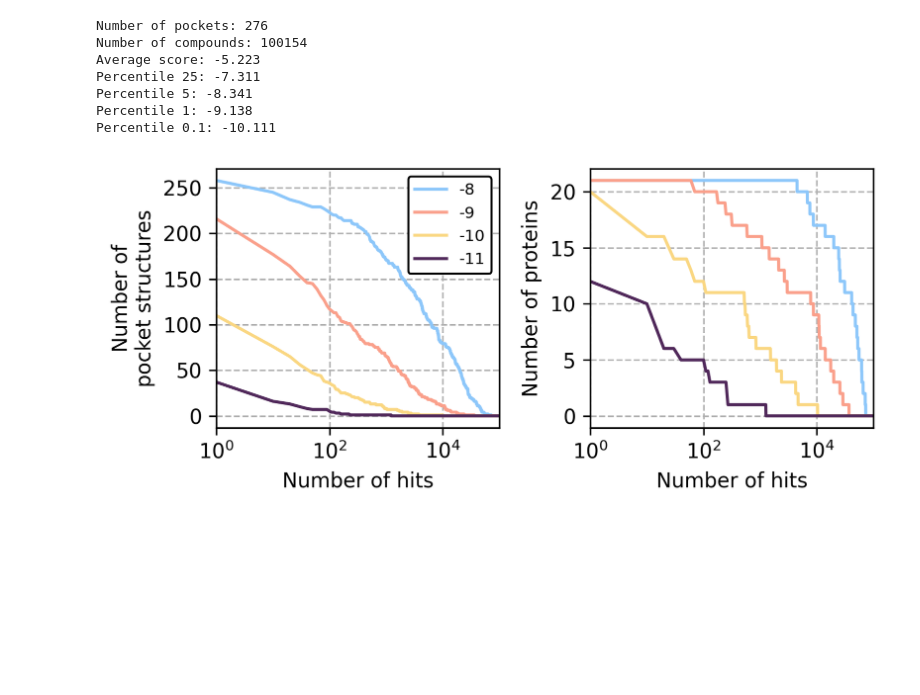
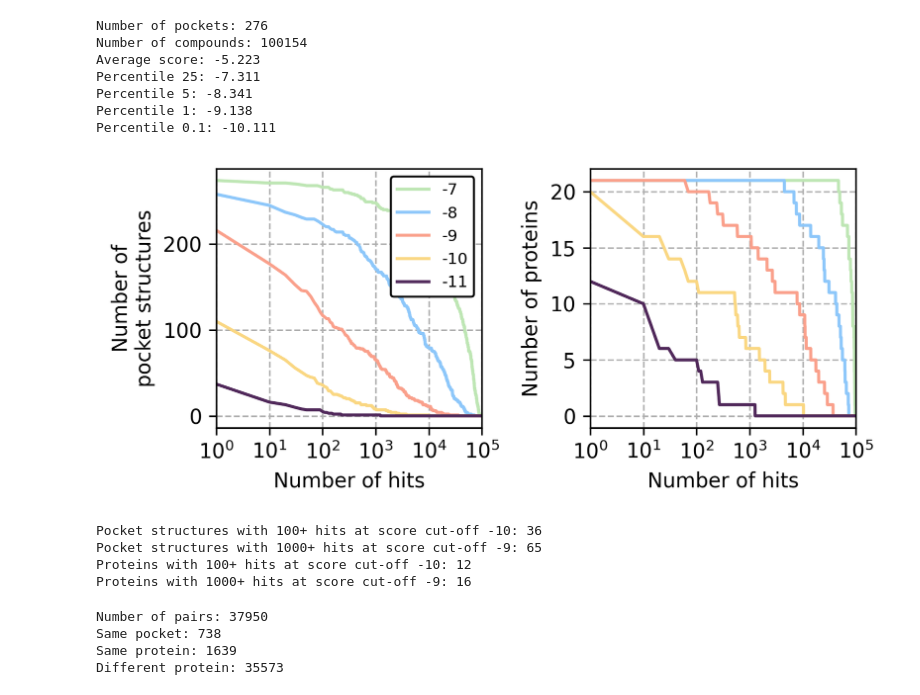
Before and after one commit to ersilia-os/mtb-targeted-protein-degradation, a Jupyter notebook: notebooks/46_docking_exploration_II.ipynb, the cells around one changed output. Saved outputs shown, nothing was run; the diff lists cells and outputs as text; code cells hidden in the pictures; blank space fills up the shorter version.

Commit message:
further exploring docking results

```diff
--- a/notebooks/46_docking_exploration_II.ipynb
+++ b/notebooks/46_docking_exploration_II.ipynb
@@ -58,12 +70,12 @@ cpd_to_proteins = {}
 pocket_to_cpds = {}
 protein_to_cpds = {}
 
-SCORES = [-8, -9, -10, -11]
+SCORES = [-7, -8, -9, -10, -11]
 
 for SCORE in SCORES:
 
-    cpd_to_pockets[SCORE] = {}
-    cpd_to_proteins[SCORE] = {}
+    cpd_to_pockets[SCORE] = defaultdict(dict)
+    cpd_to_proteins[SCORE] = defaultdict(dict)
     pocket_to_cpds[SCORE] = defaultdict(set)
     protein_to_cpds[SCORE] = defaultdict(set)
 
@@ -90,29 +102,68 @@ for score in SCORES:
 # %%
 fig, ax = plt.subplots(1, 2, figsize=(5.5, 2.5), dpi=300)
 
-COLORS= ['#50285A', '#FAD782', '#FAA08B', '#8DC7FA'][::-1]
+COLORS= ['#50285A', '#FAD782', '#FAA08B', '#8DC7FA', '#BEE6B4'][::-1]
 for score, color in zip(SCORES, COLORS):
     ax[0].plot(hits, y_pockets[score], label=str(score), c=color)
 for score, color in zip(SCORES, COLORS):
     ax[1].plot(hits, y_proteins[score], label=str(score), c=color)
 
 
 ax[0].grid(linestyle='--', zorder=-2)
 ax[0].set_ylabel("Number of\npocket structures")
 ax[0].set_xlabel("Number of hits")
 ax[0].legend(loc='upper right', framealpha=1, edgecolor='k', prop={'size': 7.8})
 ax[0].set_xscale('log')
 ax[0].set_xlim([1, 100_000])
+ax[0].set_xticks([10**0, 10**1, 10**2, 10**3, 10**4, 10**5])
 
 ax[1].grid(linestyle='--', zorder=-2)
 ax[1].set_xlabel("Number of hits")
 ax[1].set_ylabel("Number of proteins")
 ax[1].set_xscale('log')
 ax[1].set_xlim([1, 100_000])
+ax[1].set_xticks([10**0, 10**1, 10**2, 10**3, 10**4, 10**5])
 
 plt.tight_layout()
 plt.show()
 # %% [output]
-[figure, old version]
+[figure, new version]
+# %%
+print(f"Pocket structures with 100+ hits at score cut-off -10: {y_pockets[-10][np.where(np.array(hits) == 100)[0][0]]}")
+print(f"Pocket structures with 1000+ hits at score cut-off -9: {y_pockets[-9][np.where(np.array(hits) == 1000)[0][0]]}")
+print(f"Proteins with 100+ hits at score cut-off -10: {y_proteins[-10][np.where(np.array(hits) == 100)[0][0]]}")
+print(f"Proteins with 1000+ hits at score cut-off -9: {y_proteins[-9][np.where(np.array(hits) == 1000)[0][0]]}")
+# %% [output]
+Pocket structures with 100+ hits at score cut-off -10: 36
+Pocket structures with 1000+ hits at score cut-off -9: 65
+Proteins with 100+ hits at score cut-off -10: 12
+Proteins with 1000+ hits at score cut-off -9: 16
 # %%
 POCKET_PAIRS = set([tuple(sorted([i,j])) for i in POCKETS for j in POCKETS if i != j])
+RESULTS = []
+for pocket1, pocket2 in POCKET_PAIRS:
+    protein1 = pocket1.split("_")[1]
+    protein2 = pocket2.split("_")[1]
+    same_protein = protein1 == protein2
+    same_pocket = False
+    if same_protein == True:
+        d = distance.euclidean(pocket_to_coords[pocket1], pocket_to_coords[pocket2])
+        if d < 6.14:
+            same_pocket = True
+    intersection = []
+    for score in SCORES:
+        cpds1 = pocket_to_cpds[score][pocket1]
+        cpds2 = pocket_to_cpds[score][pocket2]
+        intersection.append(len(cpds1.intersection(cpds2)))
+    RESULTS.append([pocket1, pocket2, same_protein, same_pocket] + intersection)
+RESULTS = pd.DataFrame(RESULTS, columns=["pocket1", "pocket2", "same_protein", "same_pocket"] + SCORES)
+
+print(f"Number of pairs: {len(RESULTS)}")
+print(f"Same pocket: {len(RESULTS[RESULTS['same_pocket'] == True])}")
+print(f"Same protein: {len(RESULTS[(RESULTS['same_pocket'] == False) & (RESULTS['same_protein'] == True)])}")
+print(f"Different protein: {len(RESULTS[RESULTS['same_protein'] == False])}")
+# %% [output]
+Number of pairs: 37950
+Same pocket: 738
+Same protein: 1639
+Different protein: 35573
```
Also changed, not shown: parts of 19 cells of this notebook, 1 other file.
